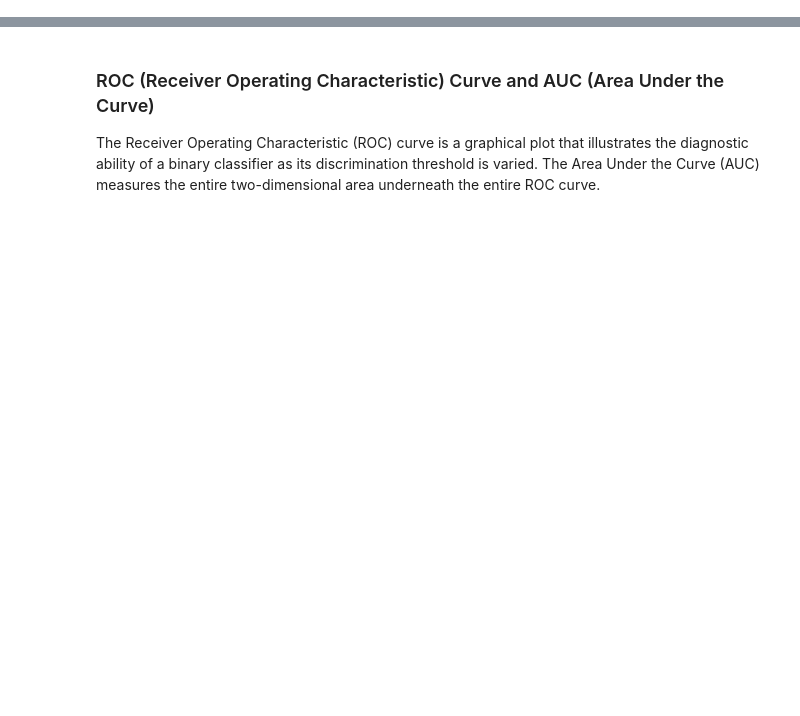
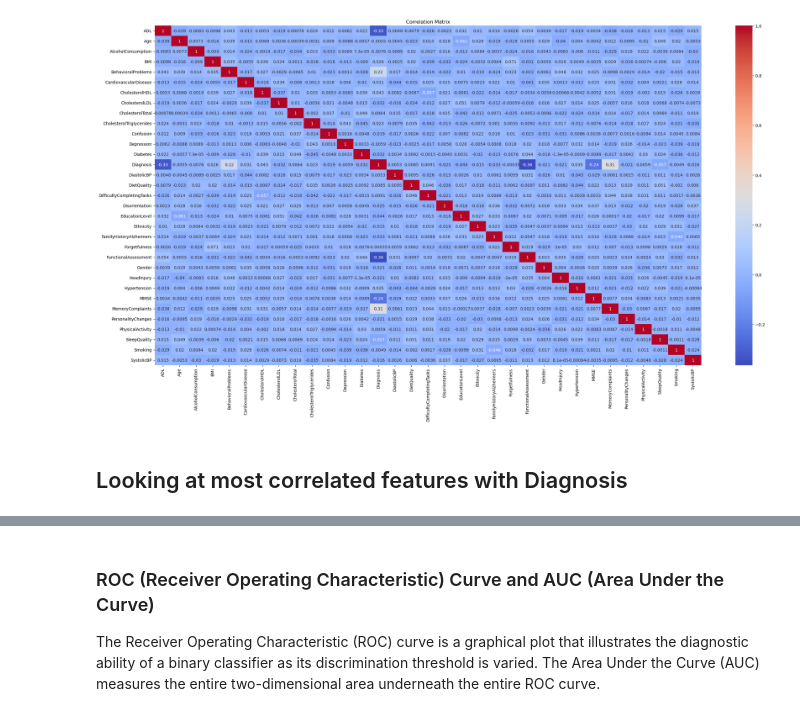
Before and after one commit to tarsian/Project-4-Alzheimers, a Jupyter notebook: Alzheimer's Disease.ipynb, the cells around one changed output, grey strips where cells are left out. Drawn from its saved outputs; the diff is of its cells as text; code cells hidden in the pictures; blank space fills up the shorter version.

```diff
--- a/Alzheimer's Disease.ipynb
+++ b/Alzheimer's Disease.ipynb
@@ -247,0 +69,21 @@ weighted avg       0.95      0.95      0.95       416
+# %%
+# Data preprocessing
+# Drop unnecessary columns and handle missing values
+alzheimers_df = alzheimers_df.drop(columns=['PatientID', 'DoctorInCharge'])
+target = alzheimers_df['Diagnosis']
+
+# Split the data into train and test sets
+X = alzheimers_df.drop(columns="Diagnosis")
+X_train, X_test, y_train, y_test = train_test_split(X, target, test_size=0.2, random_state=42)
+
+# Scale the data
+scaler = StandardScaler()
+X_train_scaled = scaler.fit_transform(X_train)
+X_test_scaled = scaler.transform(X_test)
+
+# Train the model
+model = RandomForestClassifier(random_state=42)
+model.fit(X_train_scaled, y_train)
+
+# Make predictions
+y_pred = model.predict(X_test_scaled)
@@ -247,0 +138,4 @@ weighted avg       0.95      0.95      0.95       416
+# %%
+#correlation matrix
+corr_matrix = alzheimers_df.corr()
+corr_matrix
@@ -247,0 +161,12 @@ weighted avg       0.95      0.95      0.95       416
+# %%
+#show and save a heatmap of the correlation matrix
+plt.figure(figsize = (30,15))
+svm = sns.heatmap(corr_matrix, cmap='coolwarm', annot=True, square=False)
+plt.title('Correlation Matrix')
+plt.show()
+figure = svm.get_figure()
+figure.savefig('Images/corr_matrix.png', dpi=400)
+# %% [output]
+[figure, added]
+# %% [markdown]
+## Looking at most correlated features with Diagnosis
```
Also changed, not shown: parts of 58 cells of this notebook, 12 other files.
